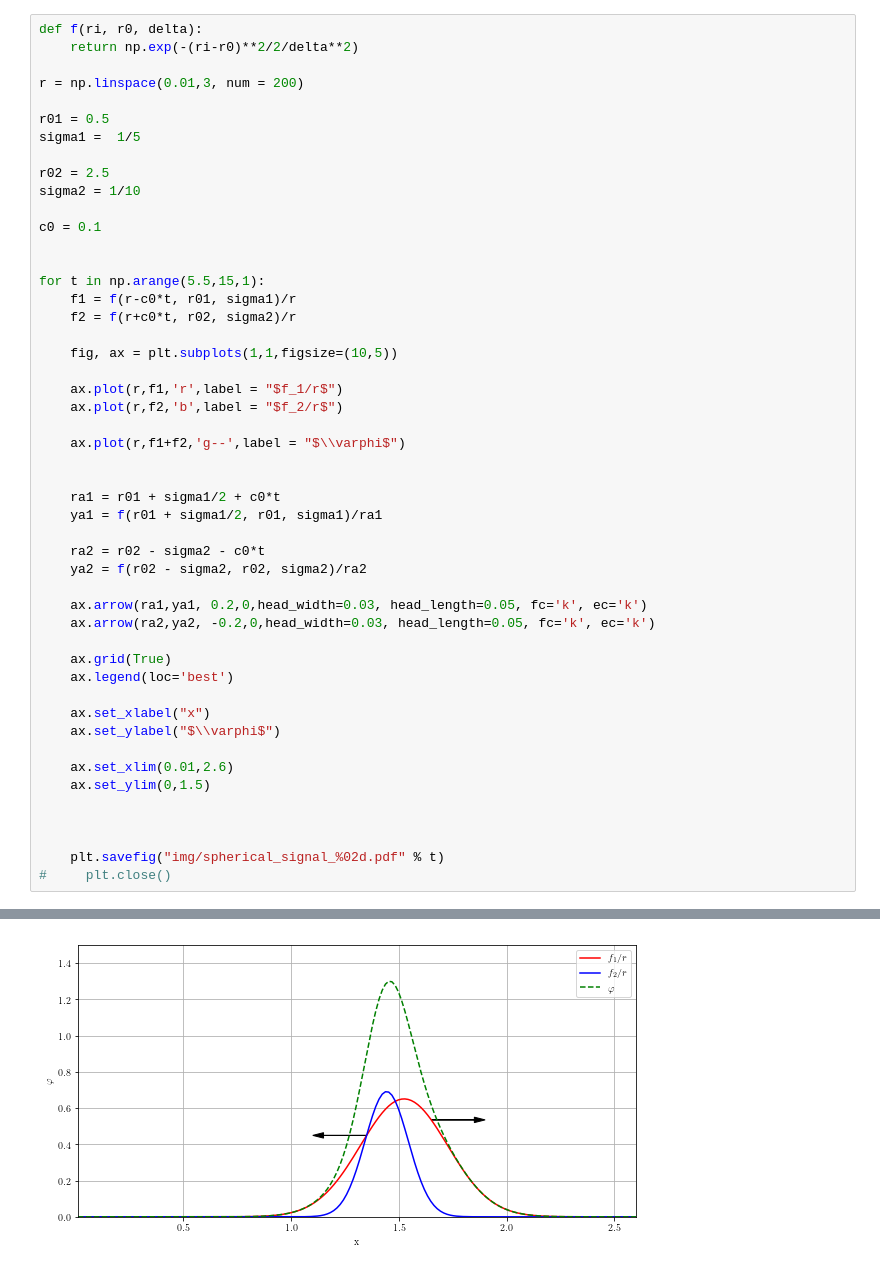
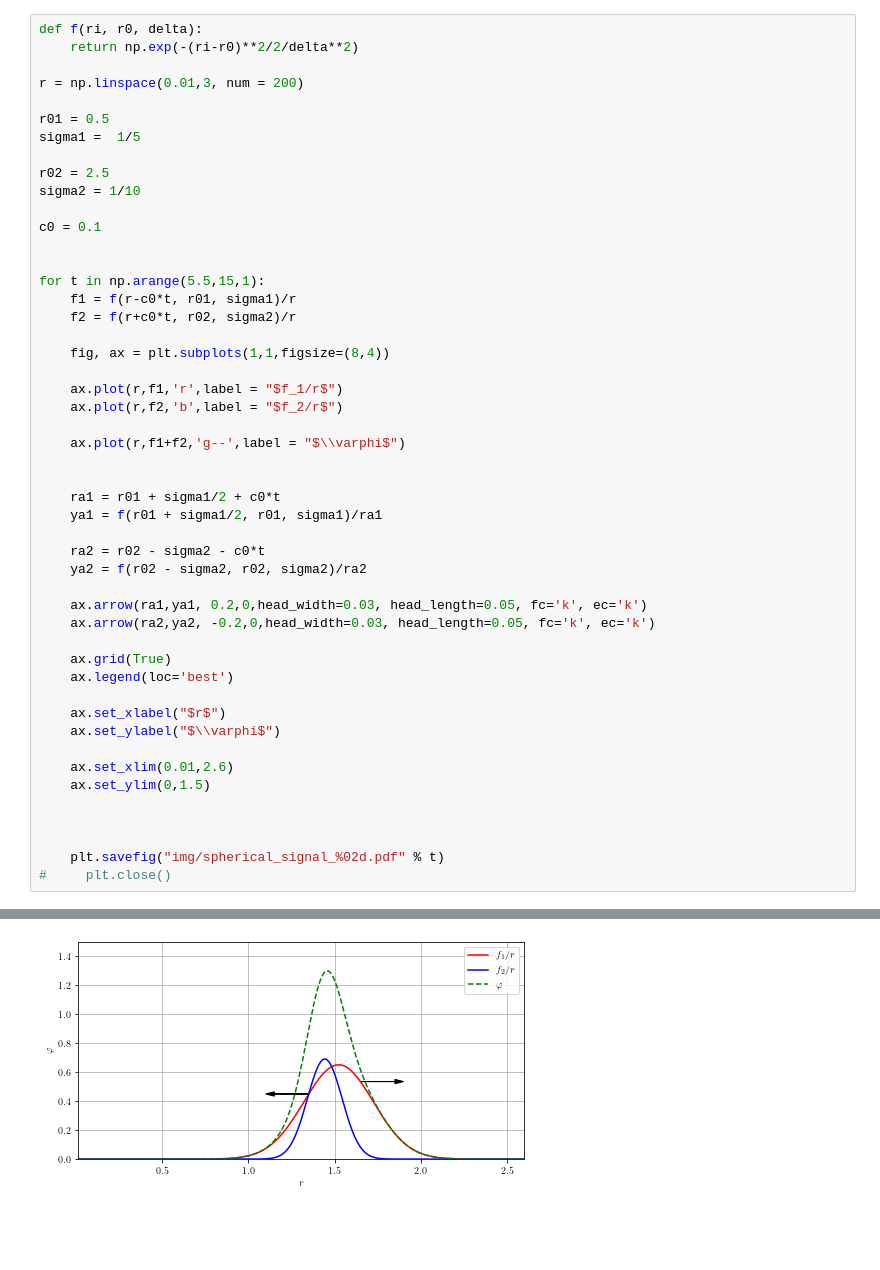
Before and after one commit to the-mozart/tagd, a Jupyter notebook: lecture_19/ipynb/spherical_waves.ipynb, the cells around one changed output, grey strips where cells are left out. Cells and saved outputs as stored; diff of their text form; blank space fills up the shorter version.

```diff
--- a/lecture_19/ipynb/spherical_waves.ipynb
+++ b/lecture_19/ipynb/spherical_waves.ipynb
@@ -28,7 +28,7 @@ for t in np.arange(5.5,15,1):
     f1 = f(r-c0*t, r01, sigma1)/r
     f2 = f(r+c0*t, r02, sigma2)/r
 
-    fig, ax = plt.subplots(1,1,figsize=(10,5))
+    fig, ax = plt.subplots(1,1,figsize=(8,4))
 
     ax.plot(r,f1,'r',label = "$f_1/r$")
     ax.plot(r,f2,'b',label = "$f_2/r$")
@@ -48,7 +48,7 @@ for t in np.arange(5.5,15,1):
     ax.grid(True)
     ax.legend(loc='best')
 
-    ax.set_xlabel("x")
+    ax.set_xlabel("$r$")
     ax.set_ylabel("$\\varphi$")
 
     ax.set_xlim(0.01,2.6)
@@ -67 +67 @@ for t in np.arange(5.5,15,1):
-[figure, old version]
+[figure, new version]
```
Also changed, not shown: parts of 2 cells of this notebook, 21 other files.
